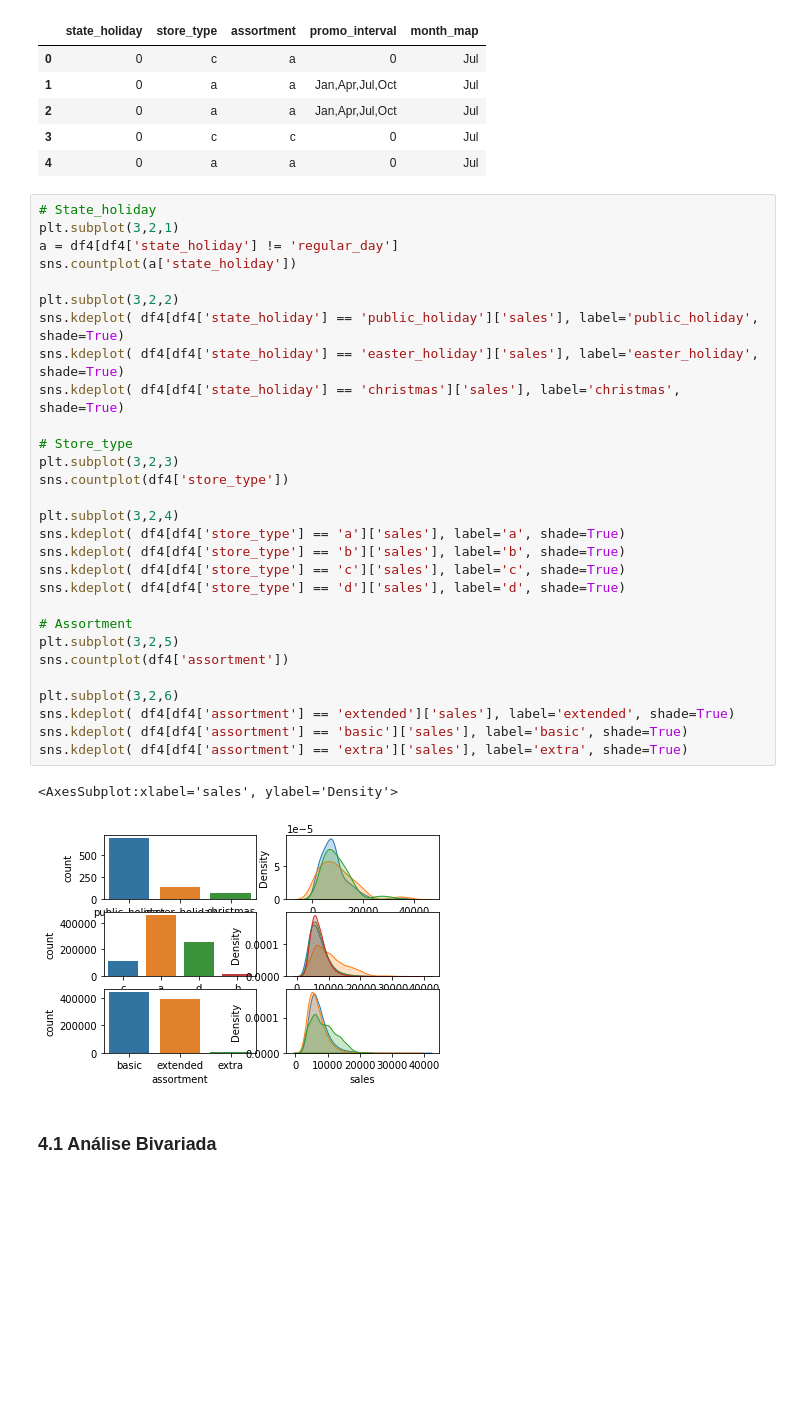
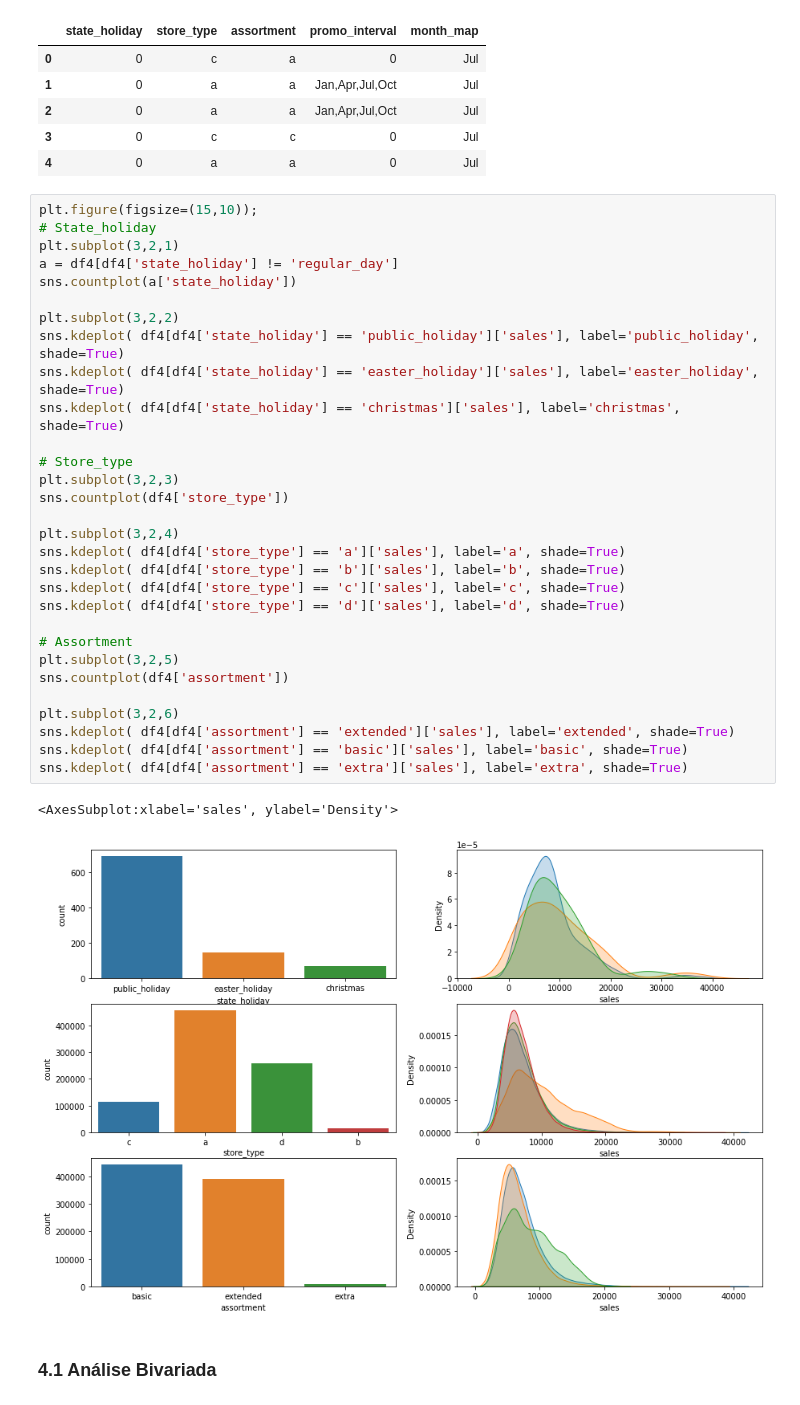
Before and after one commit to ericpetterson/DS_em_producao, a Jupyter notebook: m04_store_sales_prediction.ipynb, the cells around one changed output. Cells and saved outputs as stored; diff of their text form; blank space fills up the shorter version.

```diff
--- a/m04_store_sales_prediction.ipynb
+++ b/m04_store_sales_prediction.ipynb
@@ -323,36 +324,37 @@ cat_att.head()
 | 3 | 0 | c | c | 0 | Jul |
 | 4 | 0 | a | a | 0 | Jul |
 # %%
+plt.figure(figsize=(15,10));
 # State_holiday
 plt.subplot(3,2,1)
 a = df4[df4['state_holiday'] != 'regular_day']
 sns.countplot(a['state_holiday'])
 
 plt.subplot(3,2,2)
 sns.kdeplot( df4[df4['state_holiday'] == 'public_holiday']['sales'], label='public_holiday', shade=True)
 sns.kdeplot( df4[df4['state_holiday'] == 'easter_holiday']['sales'], label='easter_holiday', shade=True)
 sns.kdeplot( df4[df4['state_holiday'] == 'christmas']['sales'], label='christmas', shade=True)
 
 # Store_type
 plt.subplot(3,2,3)
 sns.countplot(df4['store_type'])
 
 plt.subplot(3,2,4)
 sns.kdeplot( df4[df4['store_type'] == 'a']['sales'], label='a', shade=True)
 sns.kdeplot( df4[df4['store_type'] == 'b']['sales'], label='b', shade=True)
 sns.kdeplot( df4[df4['store_type'] == 'c']['sales'], label='c', shade=True)
 sns.kdeplot( df4[df4['store_type'] == 'd']['sales'], label='d', shade=True)
 
 # Assortment
 plt.subplot(3,2,5)
 sns.countplot(df4['assortment'])
 
 plt.subplot(3,2,6)
 sns.kdeplot( df4[df4['assortment'] == 'extended']['sales'], label='extended', shade=True)
 sns.kdeplot( df4[df4['assortment'] == 'basic']['sales'], label='basic', shade=True)
 sns.kdeplot( df4[df4['assortment'] == 'extra']['sales'], label='extra', shade=True)
 # %% [output]
 <AxesSubplot:xlabel='sales', ylabel='Density'>
-[figure, old version]
+[figure, new version]
 # %% [markdown]
 ### 4.1 Análise Bivariada
```
Also changed, not shown: parts of 13 cells of this notebook.
